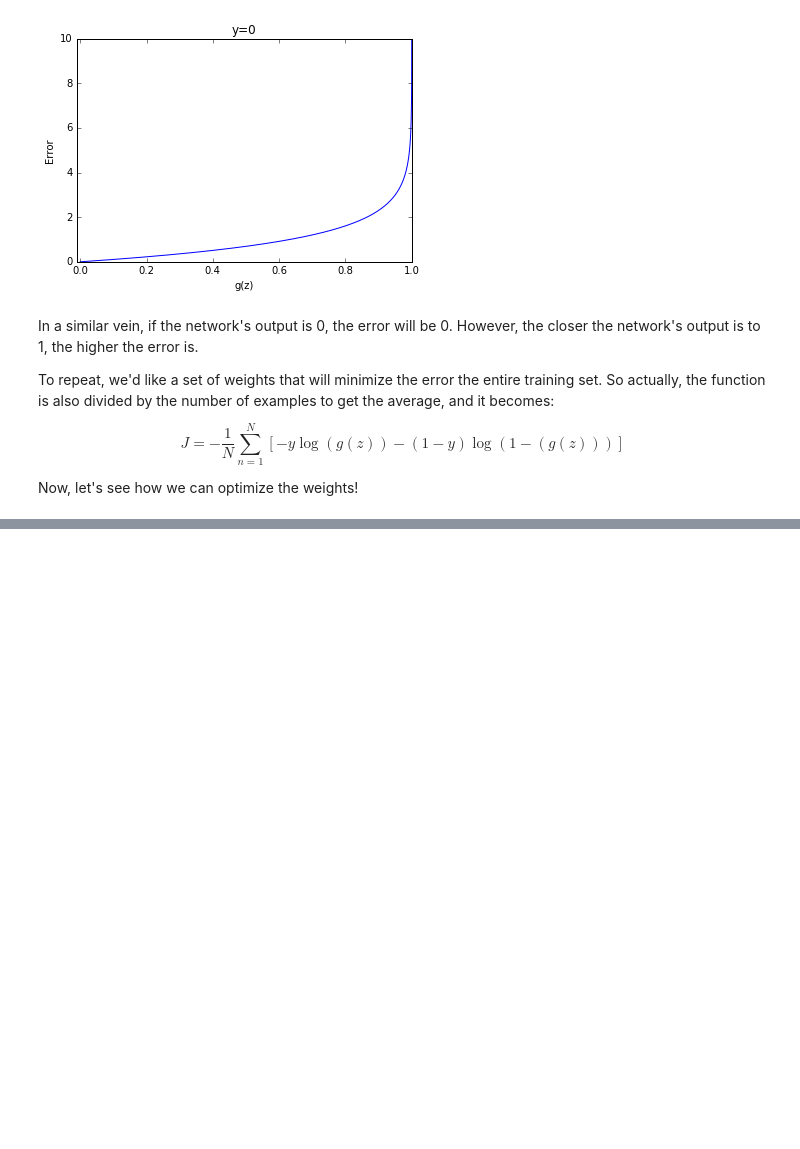
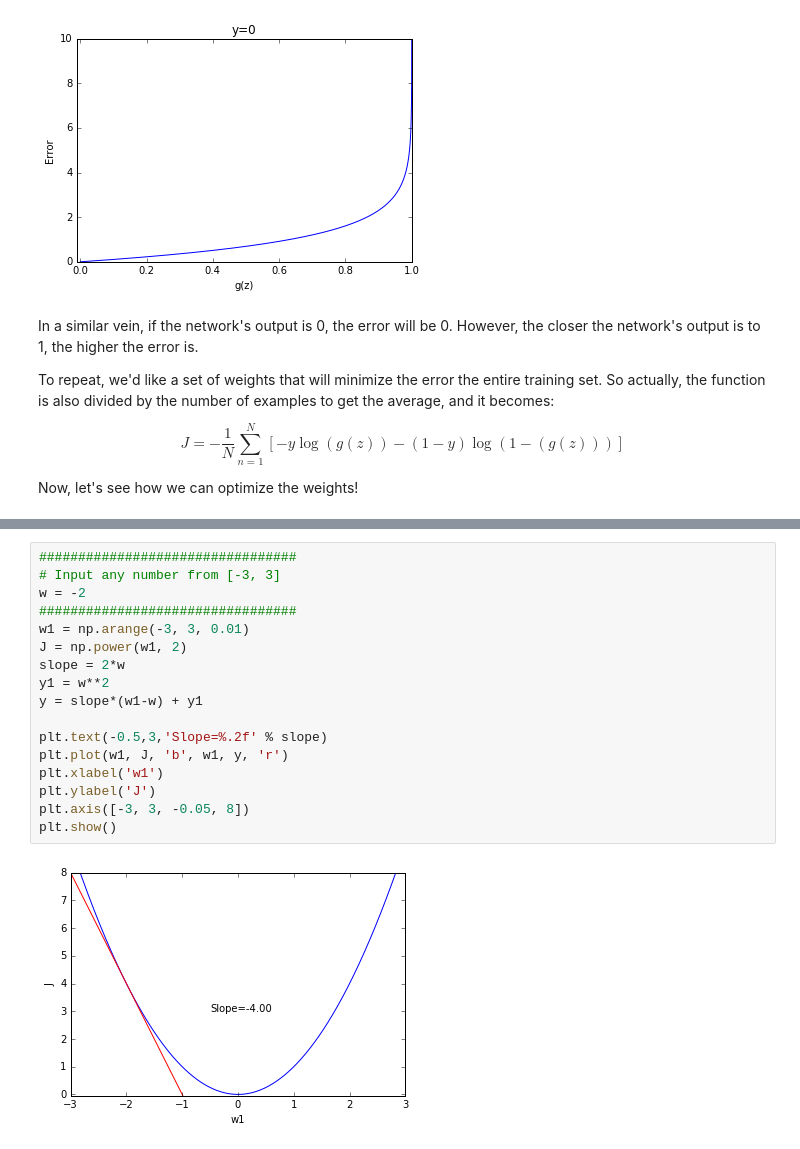
Before and after one commit to csangara/Neural-Networks, a Jupyter notebook: Multilayer-Networks.ipynb, the cells around one changed output, grey strips where cells are left out. Drawn from its saved outputs; the diff is of its cells as text; blank space fills up the shorter version.

```diff
--- a/Multilayer-Networks.ipynb
+++ b/Multilayer-Networks.ipynb
@@ -114,0 +204,19 @@ Essentially, a gradient is a vector of partial derivatives of a given function.
+# %%
+#################################
+# Input any number from [-3, 3]
+w = -2
+#################################
+w1 = np.arange(-3, 3, 0.01)
+J = np.power(w1, 2)
+slope = 2*w
+y1 = w**2
+y = slope*(w1-w) + y1
+
+plt.text(-0.5,3,'Slope=%.2f' % slope)
+plt.plot(w1, J, 'b', w1, y, 'r')
+plt.xlabel('w1')
+plt.ylabel('J')
+plt.axis([-3, 3, -0.05, 8])
+plt.show()
+# %% [output]
+[figure, added]
```
Also changed, not shown: parts of 16 cells of this notebook.
